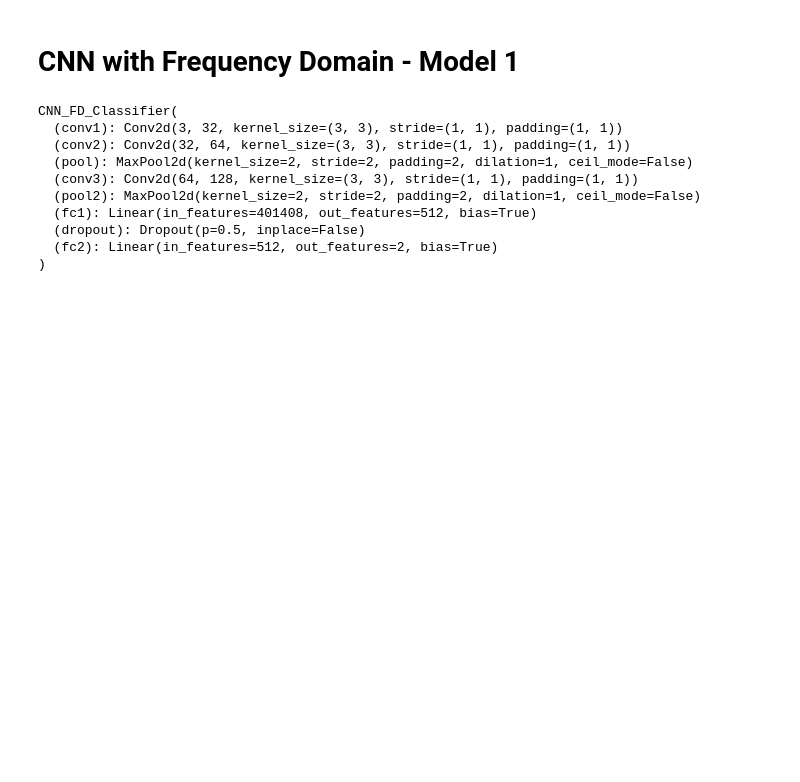
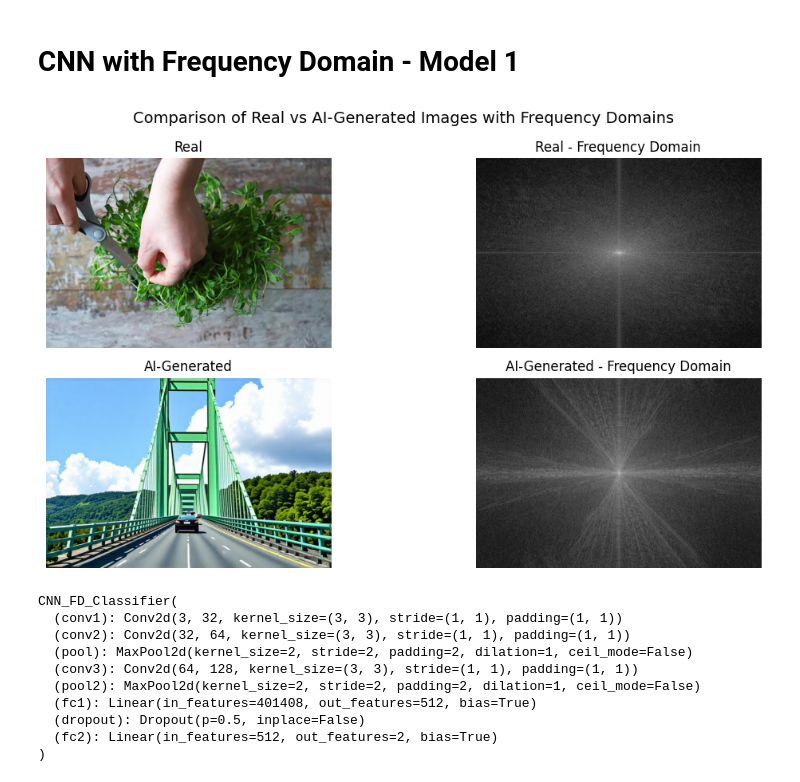
Before and after one commit to Kovarthanan07/AI-Generated-Image-Detector, a Jupyter notebook: main.ipynb, the cells around one changed output. Cells and saved outputs as stored; diff of their text form; code cells hidden in the pictures; blank space fills up the shorter version.

Commit message:
frequency domain visualization

```diff
--- a/main.ipynb
+++ b/main.ipynb
@@ -108,6 +108,74 @@ Name: count, dtype: int64
 batch_size = 32
 # %% [markdown]
 # CNN with Frequency Domain - Model 1
+# %%
+""" Visualize FFT for the randomly selected real and AI generated images """
+
+def get_magnitude_spectrum(img_tensor):
+    freq = torch.fft.fft2(img_tensor)
+    freq_shifted = torch.fft.fftshift(freq)
+    magnitude = torch.abs(freq_shifted)
+    log_magnitude = torch.log1p(magnitude)
+    return log_magnitude
+
+
+def load_and_process_image(df, label_value, label_name, image_dir):
+    # Filter for the label (0 = Human, 1 = AI)
+    subset = df[df['label'] == label_value].reset_index(drop=True)
+    sample = subset.sample(n=1).iloc[0]
+    image_path = os.path.join(image_dir, os.path.basename(sample['file_name']))
+
+    # Load image
+    image = Image.open(image_path).convert('RGB')
+    tensor = TF.to_tensor(image)
+    magnitude_tensor = get_magnitude_spectrum(tensor)
+    # Convert to grayscale
+    magnitude_np = magnitude_tensor.mean(0).numpy()
+
+    return image, magnitude_np, label_name, os.path.basename(image_path)
+
+
+image_dir = root_folder + "/subset_train_data"
+
+# Load one Human and one AI-generated image
+real_img, real_fft, real_label, real_name = load_and_process_image(
+    train_df, label_value=0, label_name="Real", image_dir=image_dir)
+fake_img, fake_fft, fake_label, fake_name = load_and_process_image(
+    train_df, label_value=1, label_name="AI-Generated", image_dir=image_dir)
+
+
+plt.figure(figsize=(12, 6))
+
+# Real - RGB
+plt.subplot(2, 2, 1)
+plt.imshow(real_img)
+plt.title(f"{real_label}")
+plt.axis("off")
+
+# Real - FFT
+plt.subplot(2, 2, 2)
+plt.imshow(real_fft, cmap="gray")
+plt.title(f"{real_label} - Frequency Domain")
+plt.axis("off")
+
+# AI - RGB
+plt.subplot(2, 2, 3)
+plt.imshow(fake_img)
+plt.title(f"{fake_label}")
+plt.axis("off")
+
+# AI - FFT
+plt.subplot(2, 2, 4)
+plt.imshow(fake_fft, cmap="gray")
+plt.title(f"{fake_label} - Frequency Domain")
+plt.axis("off")
+
+plt.suptitle(
+    "Comparison of Real vs AI-Generated Images with Frequency Domains", fontsize=14)
+plt.tight_layout()
+plt.show()
+# %% [output]
+[figure, added]
 # %%
 class CNN_FD_Dataset(Dataset):
     """
```
